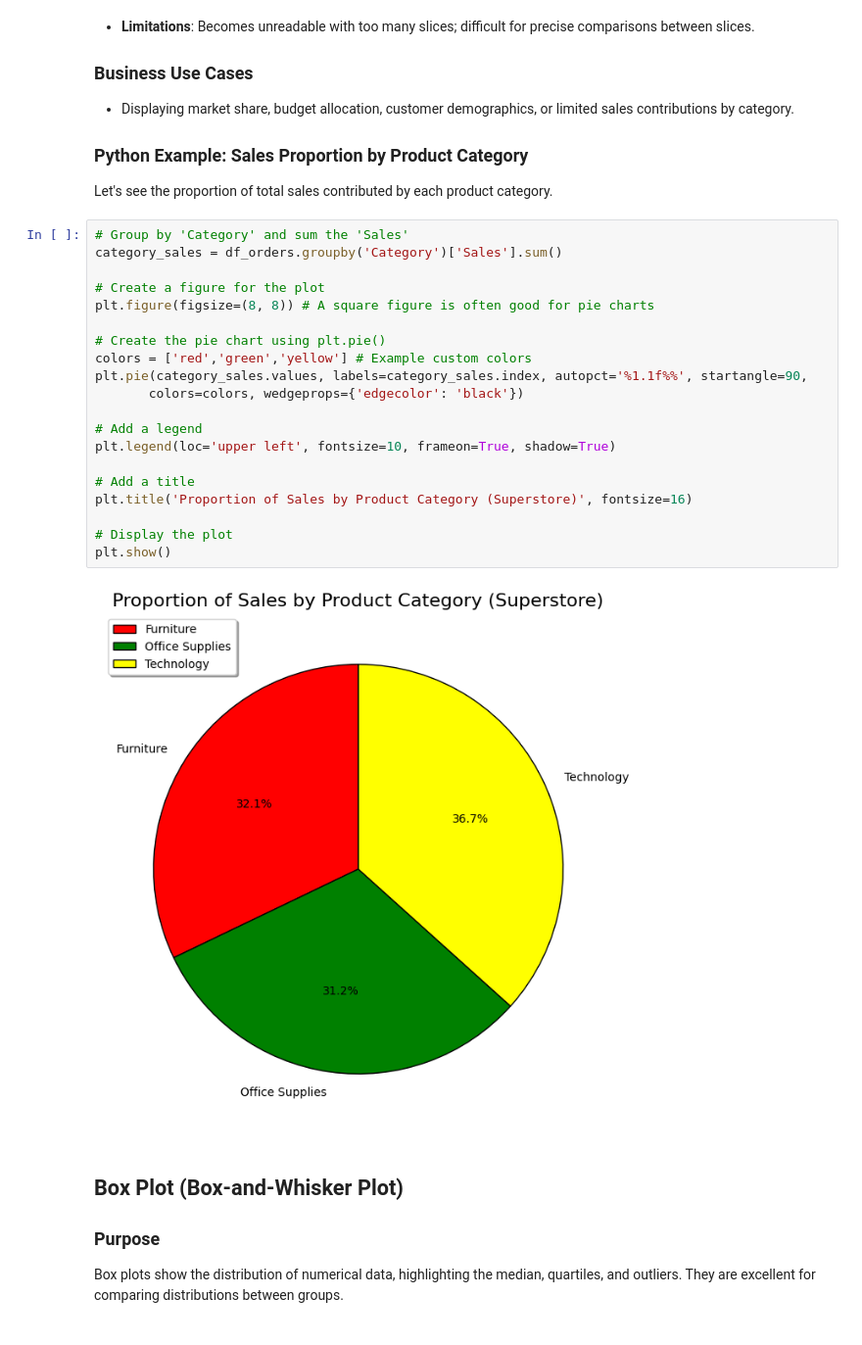
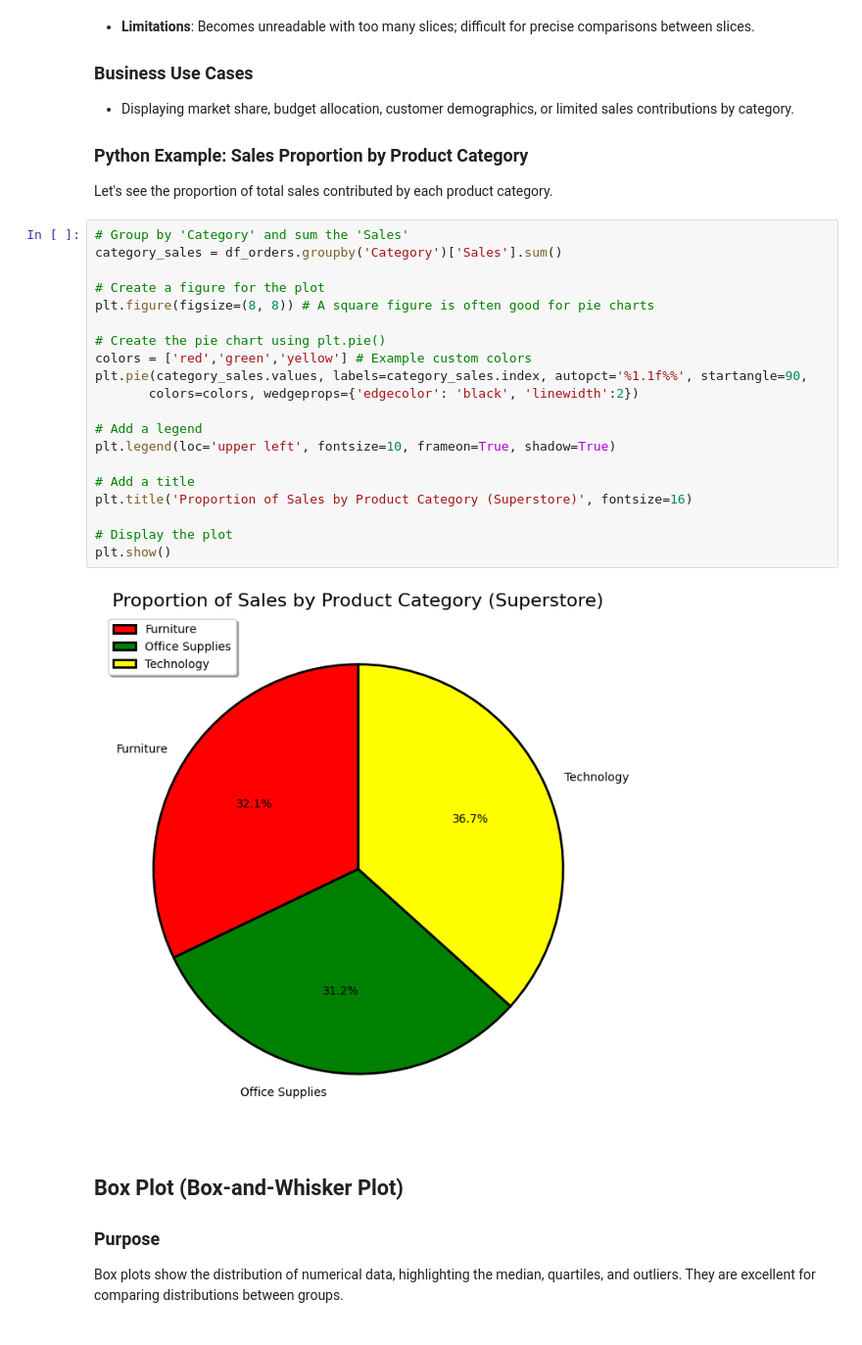
Before and after one commit to Mohamad-Selawy/Python, a Jupyter notebook: Data Analysis/Level 3/Part_1_Fundamentals_and_Matplotlib_Basics.ipynb, the cells around one changed output. Shown at 98% size. Saved outputs shown, nothing was run; the diff lists cells and outputs as text.

```diff
--- a/Data Analysis/Level 3/Part_1_Fundamentals_and_Matplotlib_Basics.ipynb
+++ b/Data Analysis/Level 3/Part_1_Fundamentals_and_Matplotlib_Basics.ipynb
@@ -643,25 +643,25 @@ Let's see the proportion of total sales contributed by each product category.
 # %%
 # Group by 'Category' and sum the 'Sales'
 category_sales = df_orders.groupby('Category')['Sales'].sum()
 
 # Create a figure for the plot
 plt.figure(figsize=(8, 8)) # A square figure is often good for pie charts
 
 # Create the pie chart using plt.pie()
 colors = ['red','green','yellow'] # Example custom colors
 plt.pie(category_sales.values, labels=category_sales.index, autopct='%1.1f%%', startangle=90,
-       colors=colors, wedgeprops={'edgecolor': 'black'})
+       colors=colors, wedgeprops={'edgecolor': 'black', 'linewidth':2})
 
 # Add a legend
 plt.legend(loc='upper left', fontsize=10, frameon=True, shadow=True)
 
 # Add a title
 plt.title('Proportion of Sales by Product Category (Superstore)', fontsize=16)
 
 # Display the plot
 plt.show()
 # %% [output]
-[figure, old version]
+[figure, new version]
 # %% [markdown]
 ## Box Plot (Box-and-Whisker Plot)
 
```
Also changed, not shown: parts of 2 cells of this notebook.
